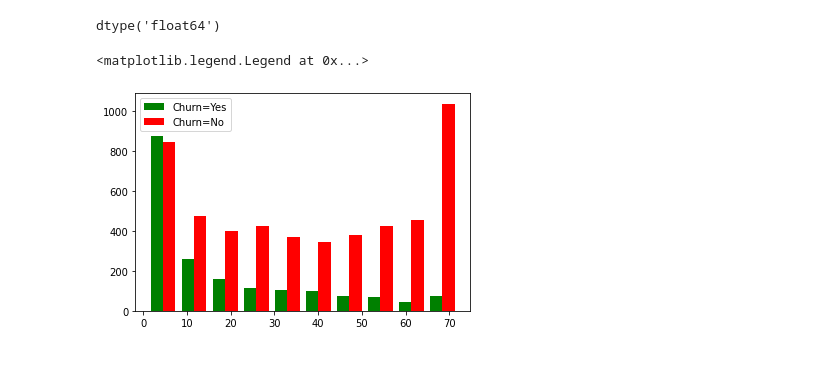
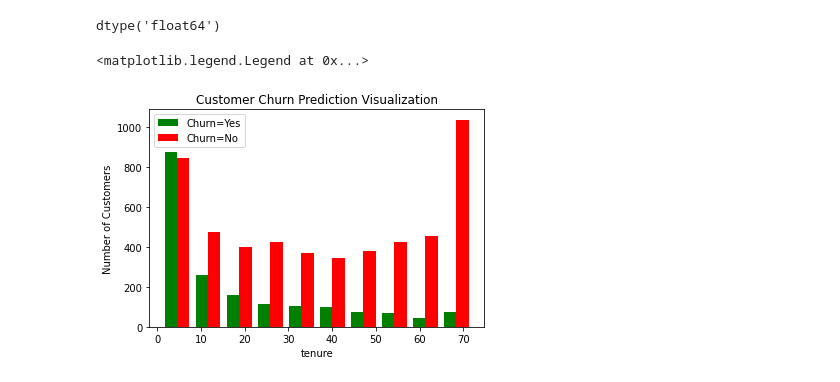
Before and after one commit to sheikh-arafat/Customer-Churn-Prediction-Using-ANN, a Jupyter notebook: Customer_churn_prediction_using_ANN.ipynb, the cells around one changed output. Drawn from its saved outputs; the diff is of its cells as text; code cells hidden in the pictures.

Commit message:
In-Progress
https://github.com/sheikh-arafat/Customer-Churn-Prediction-Using-ANN/blob/main/Customer_churn_prediction_using_ANN.ipynb

```diff
--- a/Customer_churn_prediction_using_ANN.ipynb
+++ b/Customer_churn_prediction_using_ANN.ipynb
@@ -116,9 +117,13 @@ dtype('float64')
 # %%
 tenure_churn_no = df1[df1.Churn=='No'].tenure
 tenure_churn_yes = df1[df1.Churn=='Yes'].tenure
 
+plt.xlabel("tenure")
+plt.ylabel("Number of Customers")
+plt.title("Customer Churn Prediction Visualization")
+
 plt.hist([tenure_churn_yes, tenure_churn_no], color=['green','red'],label=['Churn=Yes','Churn=No'])
 plt.legend()
 # %% [output]
 <matplotlib.legend.Legend at 0x...>
-[figure, old version]
+[figure, new version]
```
Also changed, not shown: parts of 16 cells of this notebook.
